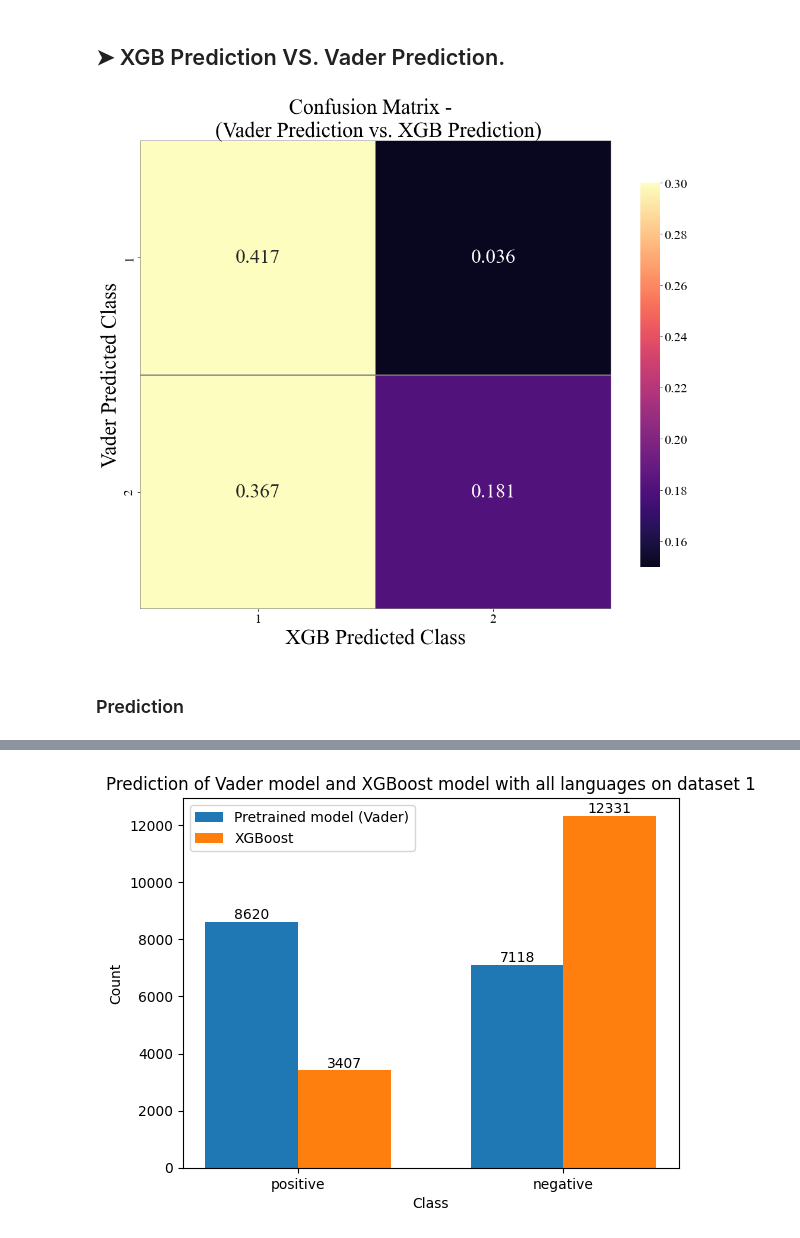
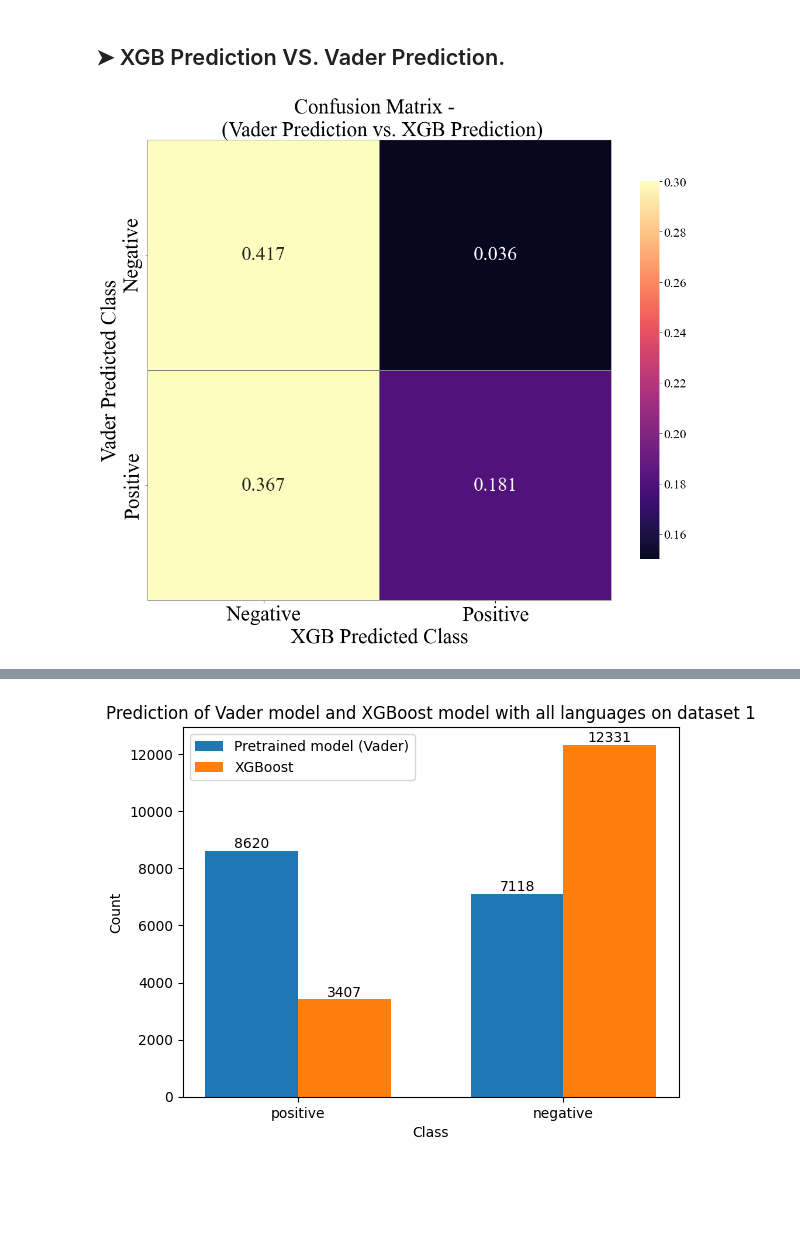
Before and after one commit to Zhiqing-Xu/SentimentAnalysis, a Jupyter notebook: ZX_Part_2.ipynb, the cells around one changed output, grey strips where cells are left out. Saved outputs shown, nothing was run; the diff lists cells and outputs as text; code cells hidden in the pictures; blank space fills up the shorter version.

```diff
--- a/ZX_Part_2.ipynb
+++ b/ZX_Part_2.ipynb
@@ -1088,22 +1176,41 @@ mpl.rcParams.update(mpl.rcParamsDefault)
 # %%
 #====================================================================================================#
 # Bag of Words
-vectorizer = CountVectorizer()
-X_data_bow = vectorizer.fit_transform(X_data)
-Dataset_1_X_bow = vectorizer.transform(df_cleaned_1_analysis["cleaned_text"].values.tolist() )
+vectorizer       =  CountVectorizer()
+X_data_bow       =  vectorizer.fit_transform(X_data)
+Dataset_1_X_bow  =  vectorizer.transform( df_cleaned_1_analysis["cleaned_text"].values.tolist() )
 
 #====================================================================================================#
 # Bag of Words
-k = 1000
-selector = SelectKBest(chi2, k = k)
-X_train_bow_selected = selector.fit_transform(X_data_bow, y_data)
+selector                 = SelectKBest(chi2, k = 1000)
+X_data_bow_selected      = selector.fit_transform(X_data_bow, y_data)
 Dataset_1_X_bow_selected = selector.transform(Dataset_1_X_bow)
+
+
+#====================================================================================================#
+# Vectorizer - TF-IDF
+vectorizer        = TfidfVectorizer()
+X_data_tfidf      = vectorizer.fit_transform(X_data)
+Dataset_1_X_tfidf = vectorizer.transform( df_cleaned_1_analysis["cleaned_text"].values.tolist() )
+#--------------------------------------------------#
+# Select feature using the same selector in Part 1.
+selector                   = SelectKBest(chi2, k = 1000 )
+X_train_tfidf_selected     = selector.fit_transform(X_data_tfidf, y_data)
+Dataset_1_X_tfidf_selected = selector.transform(Dataset_1_X_tfidf)
+
 
 #====================================================================================================#
 # XGBClassifier.
 Dataset_1_XGBClassifier_pred = Sentiment_Binary_Classifier_Part1.predict(Dataset_1_X_bow_selected)
 Dataset_1_XGB_label_list = ["pos" if l ==1 else "neg" for l in Dataset_1_XGBClassifier_pred]
 df_cleaned_1_analysis["XGB_sentiment"] = Dataset_1_XGB_label_list
+
+
+#====================================================================================================#
+# LogisticRegression.
+Dataset_1_LogisticRegression_pred = Sentiment_Binary_Classifier_Part1_2.predict(Dataset_1_X_tfidf_selected)
+Dataset_1_LgR_label_list = ["pos" if l ==1 else "neg" for l in Dataset_1_LogisticRegression_pred]
+df_cleaned_1_analysis["LgR_sentiment"] = Dataset_1_LgR_label_list
 # %% [markdown]
 ## &#10148; XGB Prediction VS. Vader Prediction.
 # %%
@@ -1126,35 +1233,33 @@ cm = confusion_matrix(Vader_sentiments_1, XGB_sentiments_1)
 cm = cm/len(Vader_sentiments_1)
 confusion_matrix_df = pd.DataFrame(cm) #.rename(columns=idx2class, index=idx2class)
 #--------------------------------------------------#
 fig = plt.figure(num=None, figsize=(16, 12.8), dpi=80, facecolor='w', edgecolor='k')
 ax = sns.heatmap(confusion_matrix_df,
                     annot      = True             ,
                     fmt        = ".3f"            ,
                     cmap       = "magma"          ,
                     vmin       = 0.15             ,
                     vmax       = 0.30             ,
                     center     = 0.22             ,
                     cbar_kws   = {"shrink": .82}  ,
                     linewidths = 0.1              ,
                     linecolor  = 'gray'           ,
                     annot_kws  = {"fontsize": 30} ,
                     )
 
 ax.set_xlabel('XGB Predicted Class', fontsize = 32)
 ax.set_ylabel('Vader Predicted Class', fontsize = 32)
 ax.set_title("Confusion Matrix - " \
             + " \n (Vader Prediction vs. XGB Prediction)", fontsize = 32)
-ax.xaxis.set_ticklabels(["" + str(i+1) for i in range(num_classes)], fontsize = 20)
-ax.yaxis.set_ticklabels(["" + str(i+1) for i in range(num_classes)], fontsize = 20)
+ax.xaxis.set_ticklabels([["Negative", "Positive"][i] for i in range(num_classes)], fontsize = 32)
+ax.yaxis.set_ticklabels([["Negative", "Positive"][i] for i in range(num_classes)], fontsize = 32)
 cbar = ax.collections[0].colorbar
 cbar.ax.tick_params(labelsize=20)
 plt.show()
 #--------------------------------------------------#
 saving_name = output_file_header + "_HeatMapCM_" + plot_name +"_percentage.png"
 saving_name = saving_name
 fig.savefig(results_sub_folder / saving_name , dpi = 1000 )
 mpl.rcParams.update(mpl.rcParamsDefault)
 # %% [output]
-[figure, old version]
+[figure, new version]
-# %% [markdown]
-### Prediction
```
Also changed, not shown: parts of 38 cells of this notebook, 4 other files.
